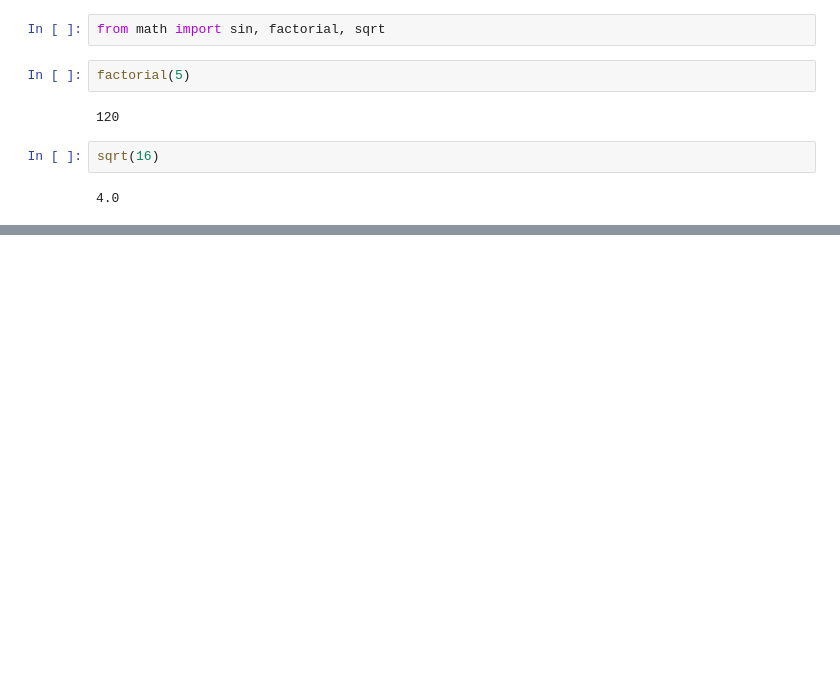
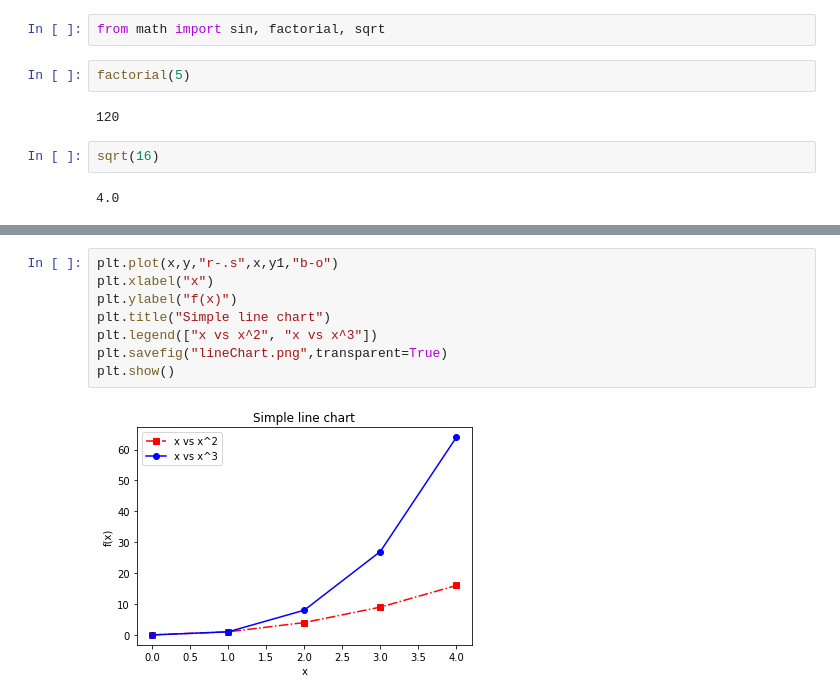
Before and after one commit to sharmasaravanan/Machine_learning, a Jupyter notebook: AI_ML-June-2021.ipynb, the cells around one changed output, grey strips where cells are left out. Saved outputs shown, nothing was run; the diff lists cells and outputs as text; blank space fills up the shorter version.

```diff
--- a/AI_ML-June-2021.ipynb
+++ b/AI_ML-June-2021.ipynb
@@ -1109,0 +1554,10 @@ maths 🧮
+# %%
+plt.plot(x,y,"r-.s",x,y1,"b-o")
+plt.xlabel("x")
+plt.ylabel("f(x)")
+plt.title("Simple line chart")
+plt.legend(["x vs x^2", "x vs x^3"])
+plt.savefig("lineChart.png",transparent=True)
+plt.show()
+# %% [output]
+[figure, added]
```
Also changed, not shown: parts of 86 cells of this notebook.
